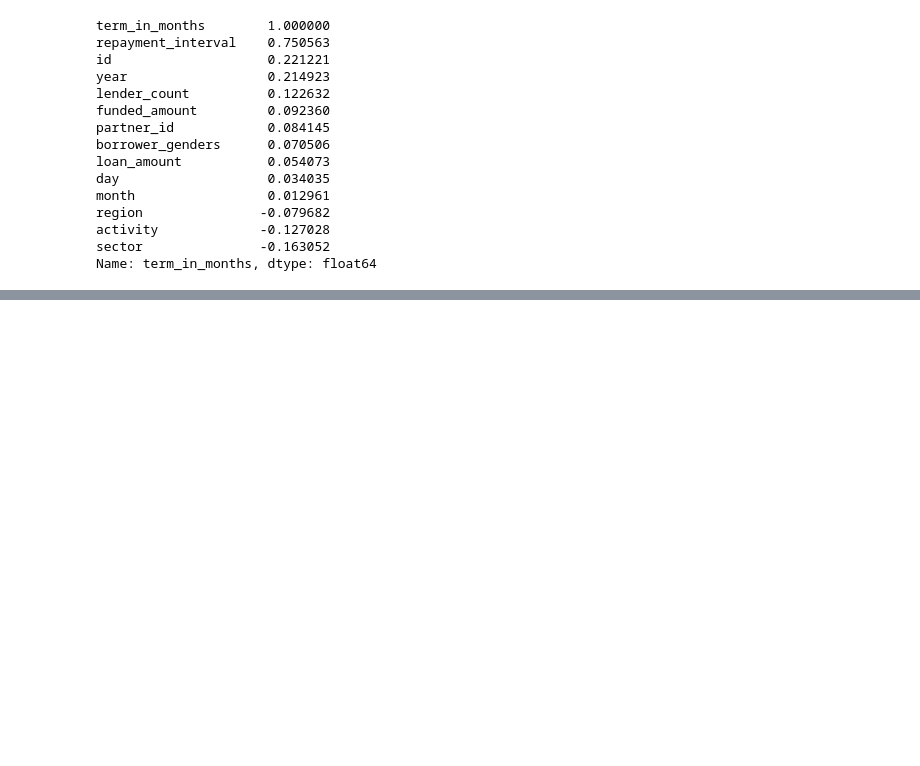
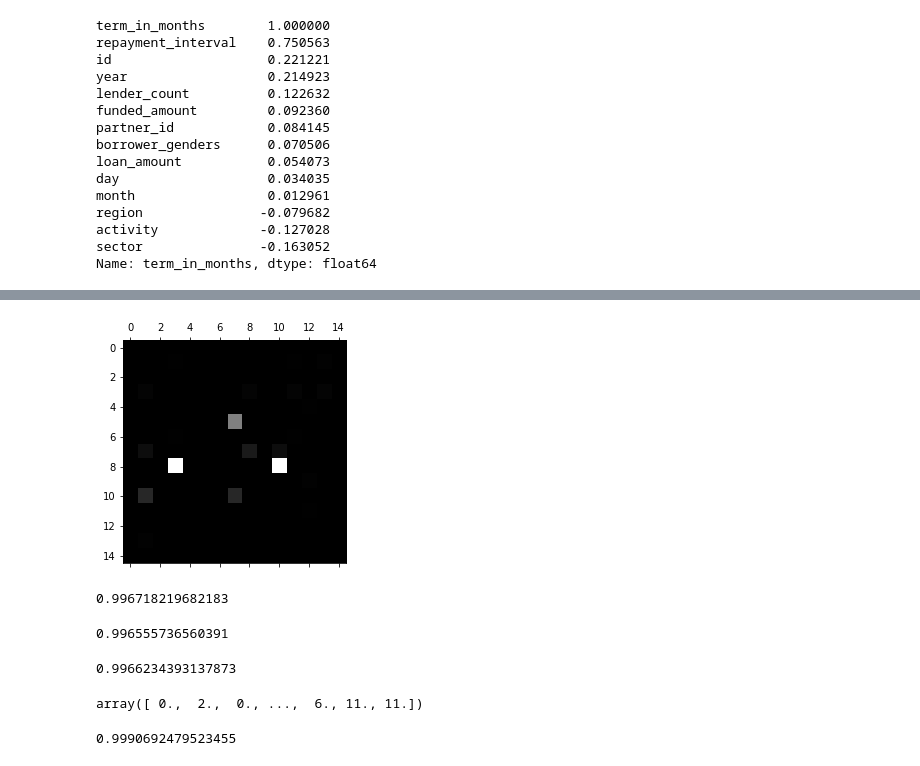
Before and after one commit to Kitshua/MLProject, a Jupyter notebook: Project.ipynb, the cells around one changed output, grey strips where cells are left out. Cells and saved outputs as stored; diff of their text form; code cells hidden in the pictures; blank space fills up the shorter version.

```diff
--- a/Project.ipynb
+++ b/Project.ipynb
@@ -577,0 +683,30 @@ Name: term_in_months, dtype: float64
+# %%
+sum_of_row = confusion_dt.sum(axis = 1, keepdims = True)
+norm_conf_dt = confusion_dt / sum_of_row
+# %%
+np.fill_diagonal(norm_conf_dt, 0)
+plt.matshow(norm_conf_dt, cmap = plt.cm.gray)
+plt.show()
+# %% [output]
+[figure, added]
+# %%
+precision_score(y_train, y_train_predict_dt, average = 'weighted')
+# %% [output]
+0.996718219682183
+# %%
+recall_score(y_train, y_train_predict_dt, average = 'weighted')
+# %% [output]
+0.996555736560391
+# %%
+f1_score(y_train, y_train_predict_dt, average = 'weighted')
+# %% [output]
+0.9966234393137873
+# %%
+dt_predictions = dt_clf.predict(x_test) #predict how the classes from our test set
+dt_predictions
+# %% [output]
+array([ 0.,  2.,  0., ...,  6., 11., 11.])
+# %%
+print(accuracy_score(y_test, dt_predictions)) #88.5% accurate on our test set!!!!
+# %% [output]
+0.9990692479523455
```
Also changed, not shown: parts of 49 cells of this notebook.
